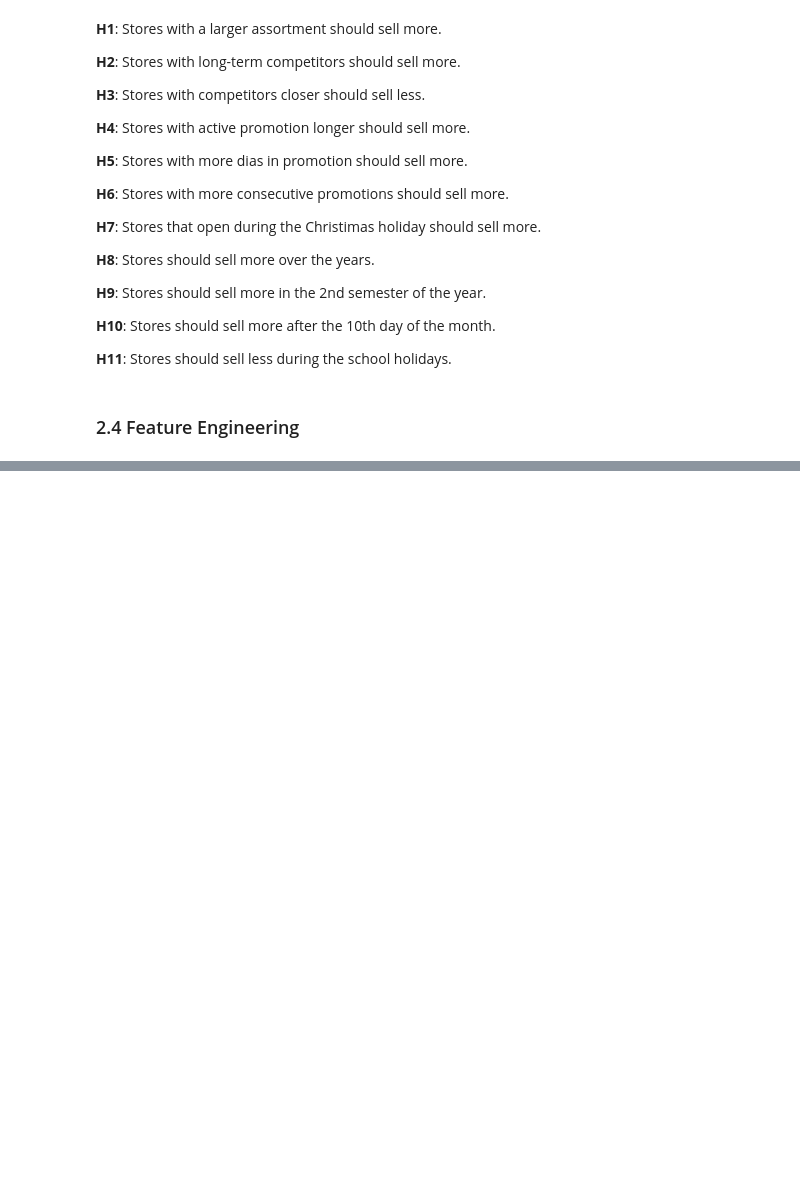
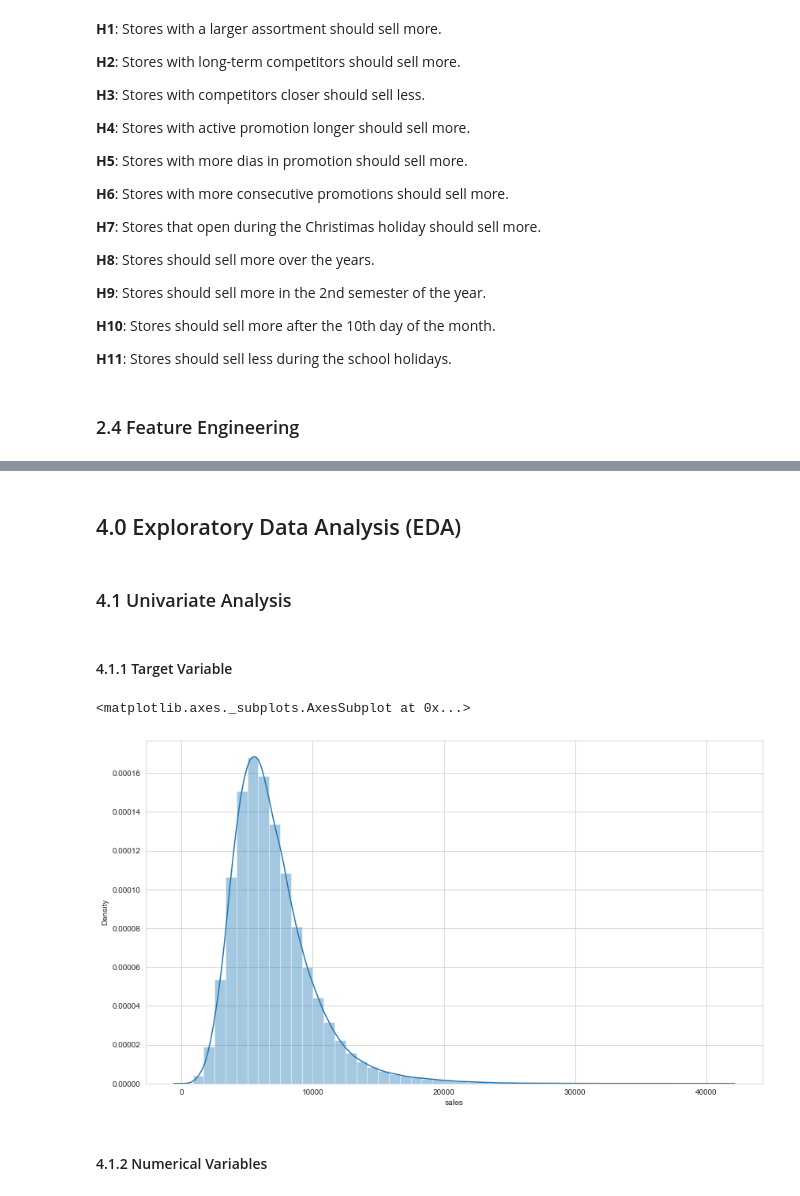
Before and after one commit to jooaobrum/rossmann-stores-sales-prediction, a Jupyter notebook: notebooks/rossmann-stores-sales-prediction.ipynb, the cells around one changed output, grey strips where cells are left out. Drawn from its saved outputs; the diff is of its cells as text; code cells hidden in the pictures; blank space fills up the shorter version.

```diff
--- a/notebooks/rossmann-stores-sales-prediction.ipynb
+++ b/notebooks/rossmann-stores-sales-prediction.ipynb
@@ -440,0 +518,2 @@ df
+# %%
+df3 = df2.copy()
@@ -440,0 +522,3 @@ df
+# %%
+# Only days of sales
+df3 = df3[(df3['open'] != 0) & (df3['sales'] > 0)]
@@ -440,0 +527,7 @@ df
+# %%
+# Number of Customers is not available for the next 6 weeks in the moment of prediction
+# As I've dropped Open !=0, it remains only open = 1. This doesn't represent a information
+# Promo interval and Month map was used just to create other features
+cols_drop = ['customers', 'open', 'promo_interval', 'month_map']
+
+df3 = df3.drop(cols_drop, axis = 1)
@@ -440,0 +543,16 @@ df
+# %% [markdown]
+## 4.0 Exploratory Data Analysis (EDA)
+# %%
+df4 = df3.copy()
+# %% [markdown]
+### 4.1 Univariate Analysis
+# %% [markdown]
+#### 4.1.1 Target Variable
+# %%
+plt.figure(1, figsize = (14,8))
+sns.distplot(df4['sales'])
+# %% [output]
+<matplotlib.axes._subplots.AxesSubplot at 0x...>
+[figure, added]
+# %% [markdown]
+#### 4.1.2 Numerical Variables
```
Also changed, not shown: parts of 152 cells of this notebook.
